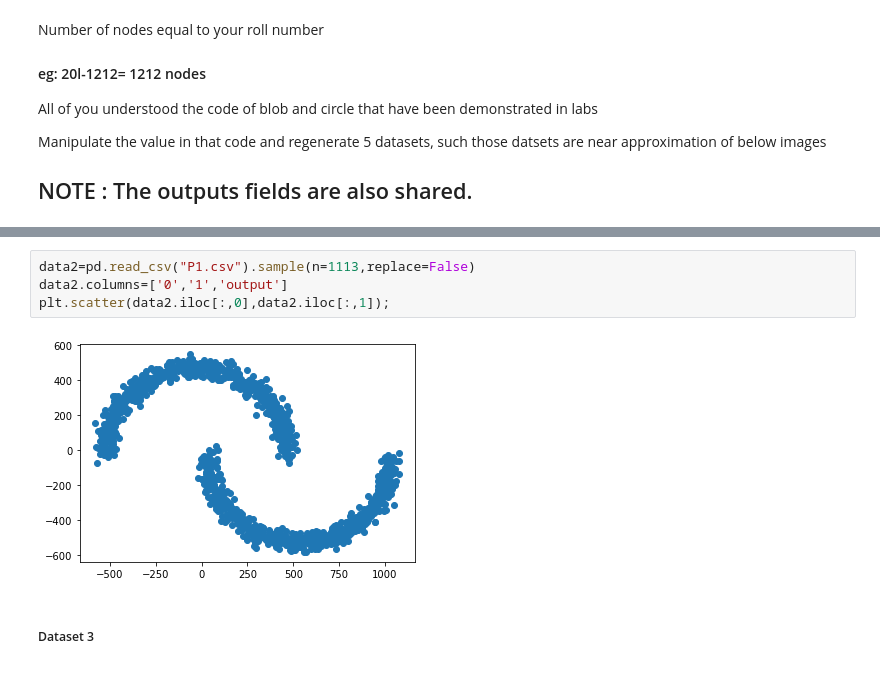
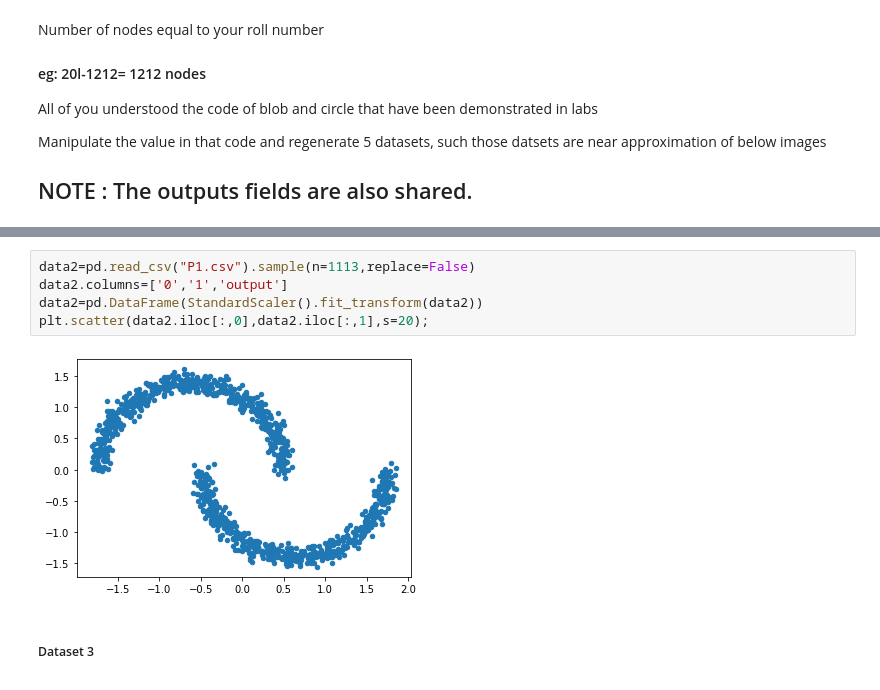
Before and after one commit to abdulsaboor938/Semester-4, a Jupyter notebook: Big Data Analytics/Code/Lab/Dataset/Assignment2.ipynb, the cells around one changed output, grey strips where cells are left out. Cells and saved outputs as stored; diff of their text form.

```diff
--- a/Big Data Analytics/Code/Lab/Dataset/Assignment2.ipynb
+++ b/Big Data Analytics/Code/Lab/Dataset/Assignment2.ipynb
@@ -47,9 +51,10 @@ plt.scatter(data1.iloc[:,0],data1.iloc[:,1]);
 # %%
 data2=pd.read_csv("P1.csv").sample(n=1113,replace=False)
 data2.columns=['0','1','output']
-plt.scatter(data2.iloc[:,0],data2.iloc[:,1]);
+data2=pd.DataFrame(StandardScaler().fit_transform(data2))
+plt.scatter(data2.iloc[:,0],data2.iloc[:,1],s=20);
 # %% [output]
-[figure, old version]
+[figure, new version]
 # %% [markdown]
 ##### Dataset 3
 ![img3.PNG](attachment:img3.PNG)
```
Also changed, not shown: parts of 11 cells of this notebook, 3 other files.
